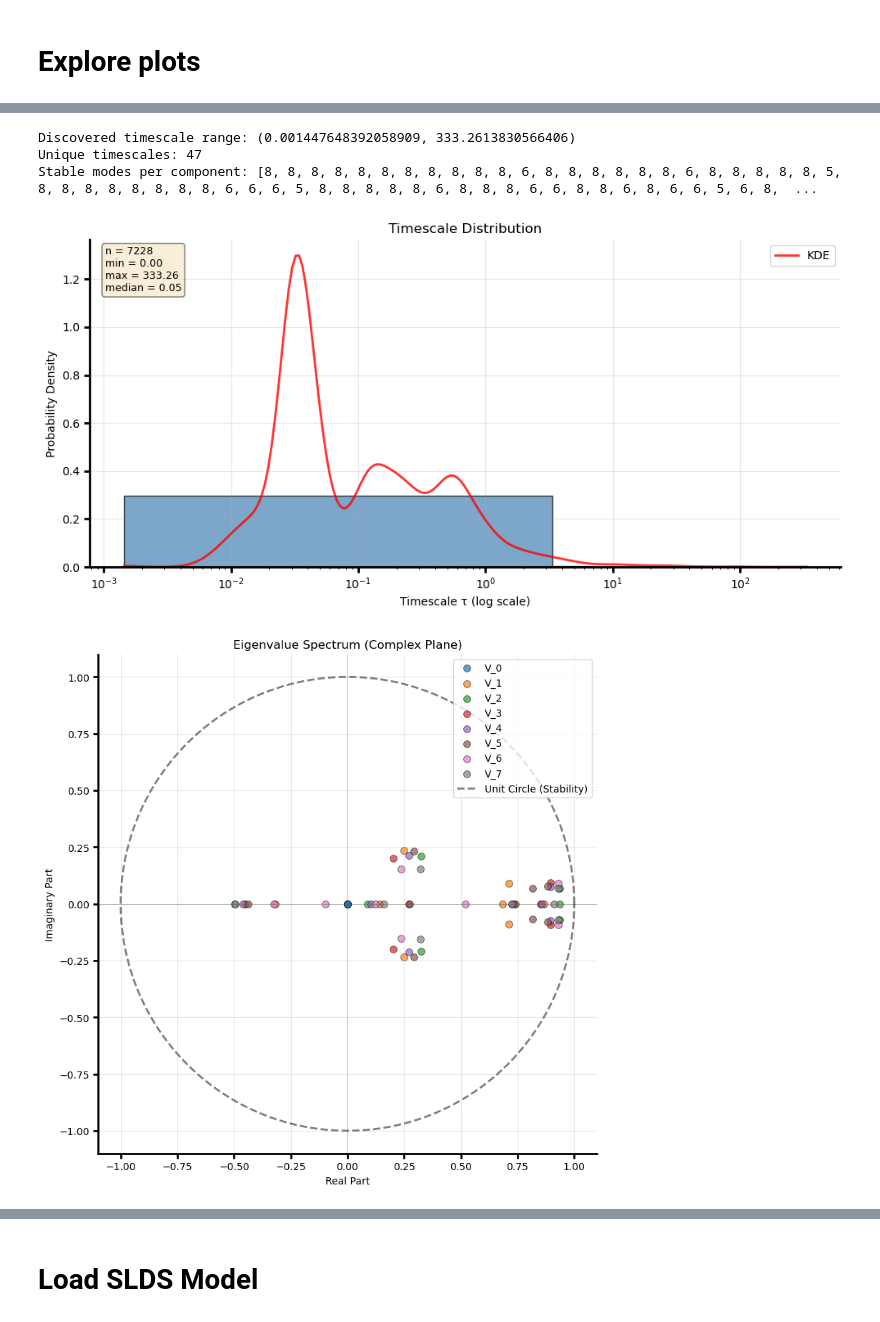
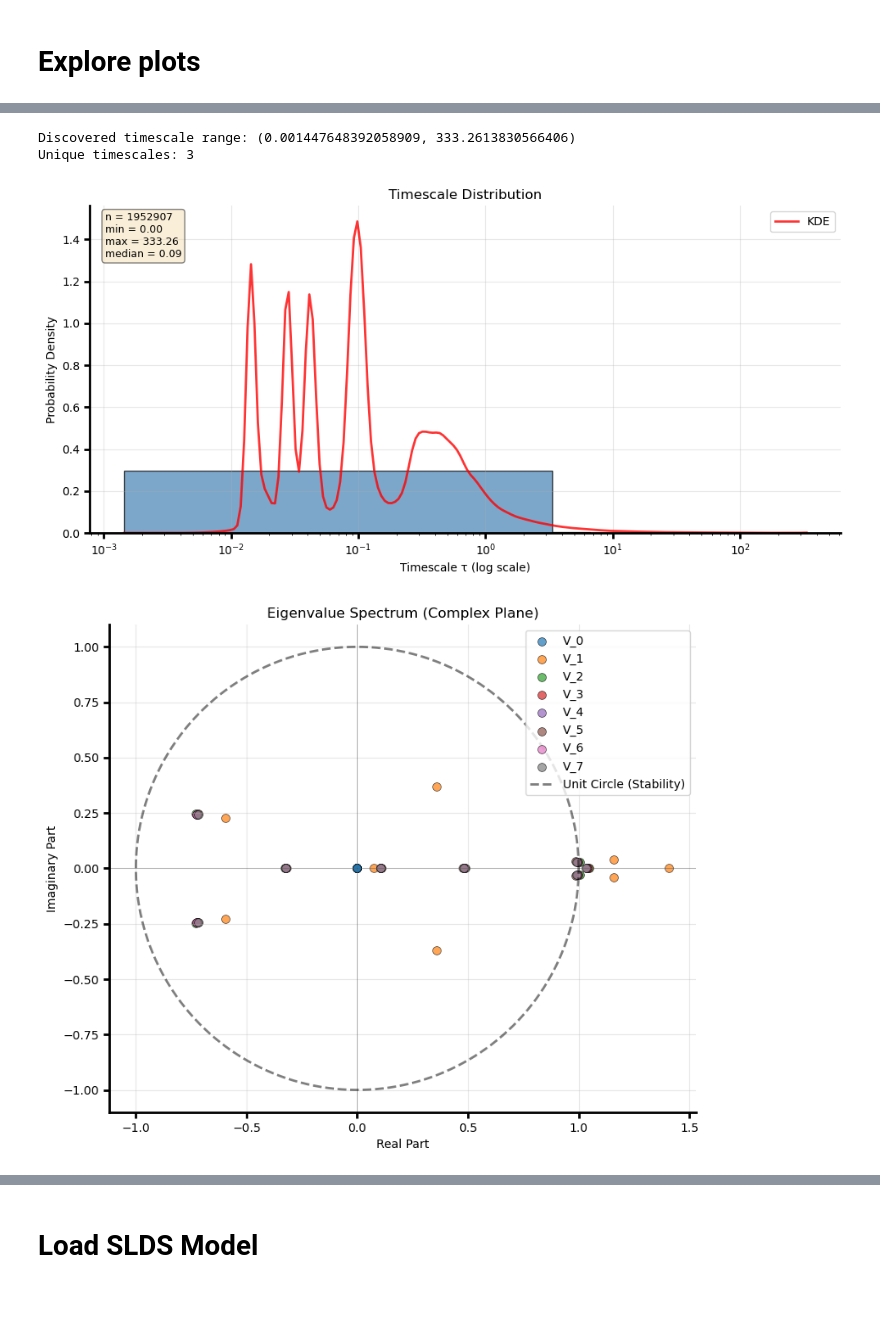
Before and after one commit to elliottabe/TiDHy, a Jupyter notebook: TiDHy_Figures_revision02.ipynb, the cells around one changed output, grey strips where cells are left out. Saved outputs shown, nothing was run; the diff lists cells and outputs as text; code cells hidden in the pictures.

```diff
--- a/TiDHy_Figures_revision02.ipynb
+++ b/TiDHy_Figures_revision02.ipynb
@@ -105,7 +105,7 @@ def angle_between(v1, v2):
 # %% [markdown]
 ## Load and run
 # %%
-dataset = 'SLDS'
+dataset = 'CalMS21'
 # version = 'HierarchicalMultiTimescale'
 version = 'TiDHy'
 # base_dir = Path(f'/gscratch/portia/eabe/biomech_model/Flybody/{dataset}/{version}')
@@ -116,7 +116,7 @@ for n, run_cfg in enumerate(run_cfg_list):
     print(n, temp.dataset.name, temp.version, run_cfg)
 
 # ###### Load and update config with specified paths template ######
-cfg_num = -1
+cfg_num = 2
 
 # NEW APPROACH: Load config and replace paths using workstation.yaml template
 cfg = load_config_and_override_paths(
@@ -139,3 +144,4 @@ data_dict = load_data(cfg)
 # inputs_train = stack_data(data_dict['inputs_train'], sequence_length=cfg.train.sequence_length, overlap=cfg.train.sequence_length//cfg.train.overlap_factor)
 # inputs_test = stack_data(data_dict['inputs_test'], sequence_length=cfg.train.sequence_length, overlap=cfg.train.sequence_length//cfg.train.overlap_factor)
 inputs_test = data_dict['inputs_test'][None]
+max_seq_len = inputs_test.shape[1]
@@ -171,6 +171,0 @@ Model weights loaded from /data2/users/eabe/TiDHy/SLDS/TiDHy/run_id=saturation01
-# %%
-rng_key = model.rngs()
-spatial_loss_rhat_avg, spatial_loss_rbar_avg, temp_loss_avg, result_dict_single = evaluate_record(loaded_model, inputs_test, rng_key)
-result_dict = {}
-seq_len = [cfg.train.sequence_length]
-result_dict['{}'.format(cfg.train.sequence_length)] = result_dict_single
@@ -177,9 +186,9 @@ result_dict['{}'.format(cfg.train.sequence_length)] = result_dict_single
 # %%
 result_dict = {}
-# seq_len = [100,200,500,1000,2000]
-seq_len = [20000]
+seq_len = [100,200,500,1000,2000,max_seq_len]
+# seq_len = [20000]
 for seq in tqdm(seq_len):
-    inputs_test = stack_data(data_dict['inputs_test'], sequence_length=seq, overlap=seq)
-    rng_key = model.rngs()
+    inputs_test = stack_data(data_dict['inputs_test'], sequence_length=seq, all_sequence_lengths=seq_len)
+    rng_key = loaded_model.rngs()
     spatial_loss_rhat_avg, spatial_loss_rbar_avg, temp_loss_avg, result_dict_single = evaluate_record(loaded_model, inputs_test, rng_key)
     result_dict['{}'.format(seq)] = result_dict_single
@@ -403,33 +416,32 @@ Participation ratio: 2.16
 # %%
 from TiDHy.utils.analysis import analyze_mixture_timescales
 from TiDHy.utils.analysis_plotting import plot_timescale_distribution
 
 # Analyze timescales from trained model
 # timescale_analysis = analyze_mixture_timescales(model, dt=0.01)
-timescale_analysis = analyze_effective_timescales(result_dict_single, dt=1/30)
+timescale_analysis = analyze_effective_timescales(result_dict[f'{seq_len[ts]}'], dt=1/30)
 
 print(f"Discovered timescale range: {timescale_analysis['timescale_range']}")
 print(f"Unique timescales: {len(timescale_analysis['unique_timescales'])}")
-print(f"Stable modes per component: {timescale_analysis['n_stable_per_timestep']}")
+# print(f"Stable modes per component: {timescale_analysis['n_stable_per_timestep']}")
 
 # Visualize timescale distribution
 fig, ax = plt.subplots(figsize=(10, 5))
 plot_timescale_distribution(timescale_analysis, ax=ax, bins=100)
 plt.show()
 
 # Plot eigenvalues in complex plane for each component
 from TiDHy.utils import plot_complex_eigenvalues
 eigenvalues_list = [spec['eigenvalues'] for spec in timescale_analysis['spectral_results_sample']]
 fig, ax = plt.subplots(figsize=(8, 8))
 plot_complex_eigenvalues(eigenvalues_list, ax=ax,
                         component_labels=[f'V_{i}' for i in range(model.mix_dim)])
 plt.show()
 # %% [output]
 Discovered timescale range: (0.001447648392058909, 333.2613830566406)
-Unique timescales: 47
-Stable modes per component: [8, 8, 8, 8, 8, 8, 8, 8, 8, 8, 8, 6, 8, 8, 8, 8, 8, 8, 6, 8, 8, 8, 8, 8, 5, 8, 8, 8, 8, 8, 8, 8, 8, 6, 6, 6, 5, 8, 8, 8, 8, 8, 6, 8, 8, 8, 6, 6, 8, 8, 6, 8, 6, 6, 5, 6, 8,  ...
+Unique timescales: 3
-[figure, old version]
+[figure, new version]
-[figure, old version]
+[figure, new version]
 # %%
 
 # Example 3: Analyze Hypernetwork Usage
```
Also changed, not shown: parts of 76 cells of this notebook, 23 other files.
